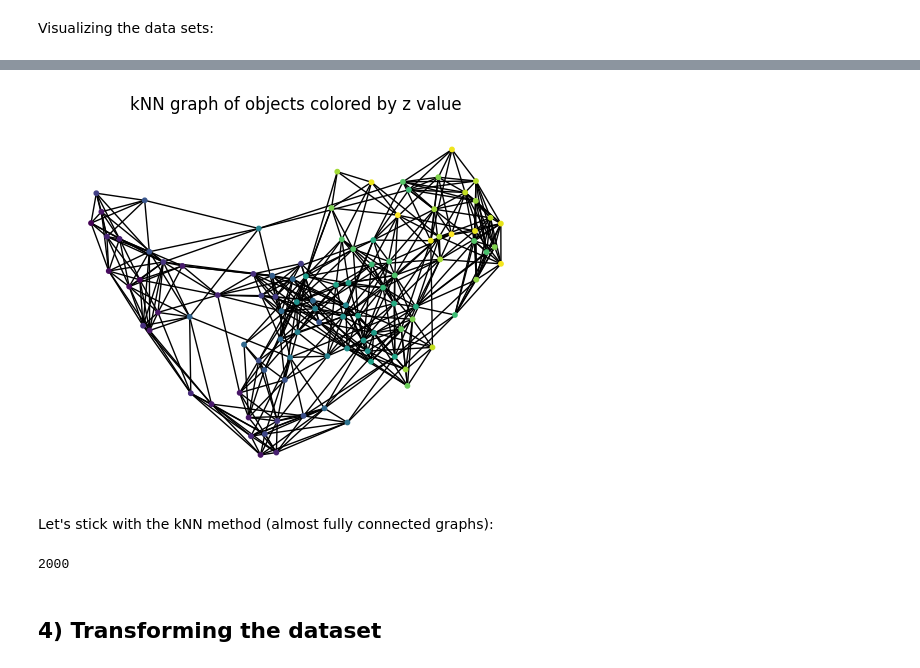
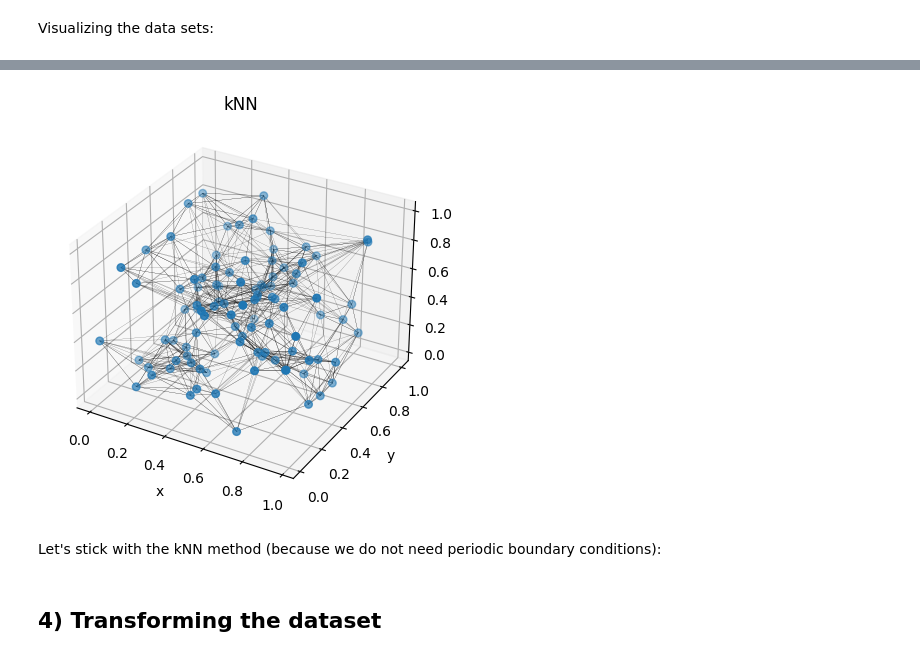
Before and after one commit to natalidesanti/pytorch_and_GNNs, a Jupyter notebook: GNNs.ipynb, the cells around one changed output, grey strips where cells are left out. Saved outputs shown, nothing was run; the diff lists cells and outputs as text; code cells hidden in the pictures.

```diff
--- a/GNNs.ipynb
+++ b/GNNs.ipynb
@@ -156,6 +155,7 @@ Let's see one sample of these boxes
 fig = plt.figure(figsize = (5, 5))
 ax = fig.add_subplot(projection = '3d')
 
+ax.set_title('Particles and center of mass')
 ax.scatter(pos[0][:, 0], pos[0][:, 1], pos[0][:, 2])
 ax.scatter(CM[0, 0], CM[0, 1], CM[0, 2])
 
@@ -247,7 +244,7 @@ def get_edges_kNN(pos, k_number):
   Compute knn graph and get edges and edge features
   '''
   # 1. Get edges
-  edge_index = knn_graph(torch.tensor(pos, dtype = torch.float32), k = k_number)
+  edge_index = knn_graph(torch.tensor(pos, dtype = torch.float32), k = k_number, loop = False)
 
   # 2. Get edge attributes
   row, col = edge_index
@@ -344,0 +343,27 @@ nx.draw(G_KDTree, node_color = dataset_KDTree[0].x[:, -1], node_size = 10)
+# %%
+# Visualizing the raphs
+def visualize_graph(data, projection = "3d", title = 'Graph', edge_index = None):
+
+    fig = plt.figure(dpi = 100, figsize = (5, 5))
+
+    ax = fig.add_subplot(projection = "3d")
+    pos = data.x[:, :3]
+
+    ax.set_title(title)
+    ax.set_xlabel('x')
+    ax.set_ylabel('y')
+    ax.set_zlabel('z')
+
+    # Draw lines for each edge
+    if edge_index is not None:
+        for (src, dst) in edge_index.t().tolist():
+
+            src = pos[src].tolist()
+            dst = pos[dst].tolist()
+
+            ax.plot([src[0], dst[0]], [src[1], dst[1]], zs=[src[2], dst[2]], linewidth = 0.1, color='black')
+
+    # Plot nodes
+    ax.scatter(pos[:, 0], pos[:, 1], pos[:, 2], s = 30, zorder = 1000)
+
+    plt.show()
@@ -345,18 +374,11 @@ nx.draw(G_KDTree, node_color = dataset_KDTree[0].x[:, -1], node_size = 10)
 # %%
-plt.figure(dpi = 100)
-plt.title('kNN graph of objects colored by z value')
-G_kNN = to_networkx(dataset_kNN[0], to_undirected = True)
-nx.draw(G_kNN, node_color = dataset_kNN[0].x[:, -1], node_size = 10)
+visualize_graph(dataset_kNN[0], title = "kNN", edge_index = dataset_kNN[0].edge_index)
 # %% [output]
-[figure, old version]
+[figure, new version]
 # %% [markdown]
-Let's stick with the kNN method (almost fully connected graphs):
+Let's stick with the kNN method (because we do not need periodic boundary conditions):
 # %%
 dataset = dataset_kNN
-# %%
-len(dataset)
-# %% [output]
-2000
 # %% [markdown]
 ## 4) Transforming the dataset
 # %%
```
Also changed, not shown: parts of 44 cells of this notebook, 1 other file.
